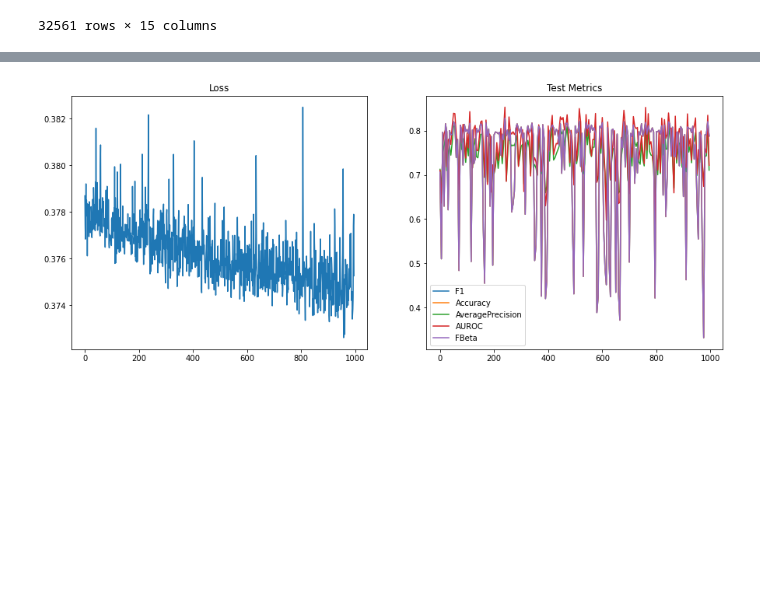
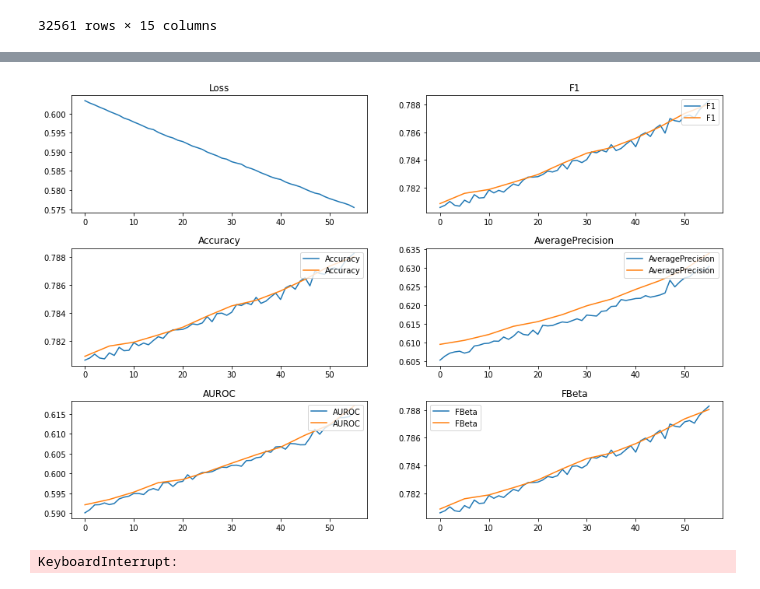
Before and after one commit to sungreong/Neural_Decision_Forests_Pytorch, a Jupyter notebook: jupyter/tree_model_numeric.ipynb, the cells around one changed output, grey strips where cells are left out. Saved outputs shown, nothing was run; the diff lists cells and outputs as text; code cells hidden in the pictures; blank space fills up the shorter version.

Commit message:
add train code

```diff
--- a/jupyter/tree_model_numeric.ipynb
+++ b/jupyter/tree_model_numeric.ipynb
@@ -32,6 +29,9 @@ total_cols = num_cols + target_col
 data = df[total_cols]
 y = data.pop(target_col[0])
 X = data
+# %%
+testX = test[total_cols]
+testY = testX.pop(target_col[0])
 # %%
 input_dim = X.shape[1]
 feature_dim = 20
@@ -115,7 +57,15 @@ dataloader = DataLoader(dataset, batch_size=2, shuffle=True)
+# %%
+from torch.utils.data import DataLoader
+from ndf import TabularNumDataset
+
+
+dataset = TabularNumDataset(data.values , y.values)
+testdataset = TabularNumDataset(testX.values , testY.values)
+dataloader = DataLoader(dataset, batch_size=2, shuffle=True)
 # %%
-optim = prepare_optim(nnForest, 1e-3)
+optim = prepare_optim(nnForest, 1e-5)
 batch_x , batch_y = next(iter(dataloader))
 # %%
-output = nnForest(batch_x)
+output = nnForest((batch_x,))
 output
 # %% [output]
@@ -169,69 +80,90 @@ from IPython.display import clear_output
 import torch.nn.functional as F
 import matplotlib.pyplot as plt
 from pathlib import Path
-def train(model, optim, dataset, **kwargs):
+def train(model, optim, dataset, testdataset,**kwargs):
     Loss_Collection = dict(train=[], test=[], loss=[])
     metric = torchmetrics.F1()
-    metrics = ClassificationMetric(metric_kwargs=dict(num_classes=2))
+    train_metrics = ClassificationMetric(metric_kwargs=dict(num_classes=2))
+    test_metrics = ClassificationMetric(metric_kwargs=dict(num_classes=2))
     save_dir = kwargs.get("save_dir", "./")
     BEST_LOSS = np.inf
     for epoch in range(0, kwargs.get("n_epoch", 100)):
         model.train()
+
         trainloader = DataLoader(dataset, batch_size=kwargs.get("batch_size", 32), shuffle=kwargs.get("shuffle", True))
         Loss = []
         metric.reset()
+        train_metrics.reset()
         for batch_idx, (batch_x, batch_y) in enumerate(trainloader):
-            output = model(batch_x)
+            output = model((batch_x,))
             optim.zero_grad()
             loss = F.nll_loss(torch.log(output), batch_y.squeeze().long())
             loss.backward()
             optim.step()
             Loss.append(loss.detach().numpy())
             metric(output, batch_y.squeeze().long())
+            train_metrics.update(output, batch_y.squeeze().long())
         else:
             f1 = metric.compute()
+            result = train_metrics.compute()
+            train_metrics.log(result)
             Loss_Collection["loss"].append(np.mean(Loss))
             Loss_Collection["train"].append(f1 * 100)
             if BEST_LOSS > np.mean(Loss):
                 BEST_LOSS = np.mean(Loss)
                 model.save(save_dir.joinpath("./model.pt"))
                 torch.save(optim.state_dict(), save_dir.joinpath("./optim.pt"))
 
         if epoch % kwargs.get("n_log", 5) == 0:
             clear_output(wait=True)
-            evalloader = DataLoader(dataset, batch_size=kwargs.get("batch_size", 32), shuffle=False)
+            evalloader = DataLoader(testdataset, batch_size=kwargs.get("batch_size", 32), shuffle=False)
 
             metric.reset()
             model.eval()
-            metrics.reset()
+            test_metrics.reset()
             for batch_idx, (batch_x, batch_y) in enumerate(evalloader):
-                output = model(batch_x)
+                output = model((batch_x,))
                 metric(output, batch_y.squeeze().long())
-                metrics.update(output, batch_y.squeeze().long())
+                test_metrics.update(output, batch_y.squeeze().long())
             else:
-                result = metrics.compute()
-                metrics.log(result)
+                result = test_metrics.compute()
+                test_metrics.log(result)
                 f1 = metric.compute()
             Loss_Collection["test"].append(f1 * 100)
-            fig, ax = plt.subplots(1, 2, figsize=(15, 6))
+            total_length = 1+len(test_metrics.history)
+            figsize=5
+            nROWS = 3
+            nCols = int(np.ceil(total_length / nROWS))
+            fig, ax = plt.subplots(nROWS, nCols, figsize=(nROWS*figsize, nCols*figsize))
+            plt.subplots_adjust(hspace=0.3)
             axes = ax.flatten()
             logs_iter = [i * kwargs.get("n_log", 5) for i in range(len(Loss_Collection["test"]))]
             axes[0].plot(Loss_Collection["loss"])
-            for metric_name, value in metrics.history.items():
-                axes[1].plot(logs_iter, value, label=metric_name)
-            # axes[1].plot(Loss_Collection["train"],label="train")
-            # axes[1].plot(logs_iter,  Loss_Collection["test"],label = "test")
+            for idx , key in enumerate(list(test_metrics.history.keys())) :
+                figure_idx = idx+1
+                te_metric_result = test_metrics.history[key]
+                tr_metric_result = train_metrics.history[key]
+
+
+                axes[figure_idx].plot(tr_metric_result, label=f"train : {key}")
+                axes[figure_idx].plot(logs_iter, te_metric_result, label=f"test : {key}")
+                axes[figure_idx].set_title(key)
+                axes[figure_idx].legend(loc="upper right")
             axes[0].set_title("Loss")
-            title = f"{type(metric).__name__} train best : {np.max(Loss_Collection['train']):.2f} test best : {np.max(Loss_Collection['test']):.2f}"
-            axes[1].set_title("Test Metrics")
-            plt.legend()
-            plt.show()
+            axes[0].legend()
+
+            if kwargs.get("save_fig",None) is not None :
+                plt.savefig(save_dir.joinpath(kwargs.get("save_fig",None)))
+                plt.close()
+            else :
+                plt.show()
 
 
 save_dir = Path("./../model")
 save_dir.mkdir(exist_ok=True)
-nnForest.load(save_dir.joinpath("./model.pt"))
-optim.load_state_dict(torch.load(save_dir.joinpath("./optim.pt")))
-train(nnForest , optim , dataset,batch_size=512,n_epoch=1000,save_dir=save_dir)
+#nnForest.load(save_dir.joinpath("./model.pt"))
+#optim.load_state_dict(torch.load(save_dir.joinpath("./optim.pt")))
+train(nnForest , optim , dataset,testdataset,batch_size=512,n_epoch=100000,save_dir=save_dir)
 # %% [output]
-[figure, old version]
+[figure, new version]
+KeyboardInterrupt:
```
Also changed, not shown: parts of 8 cells of this notebook, 4 other files.
